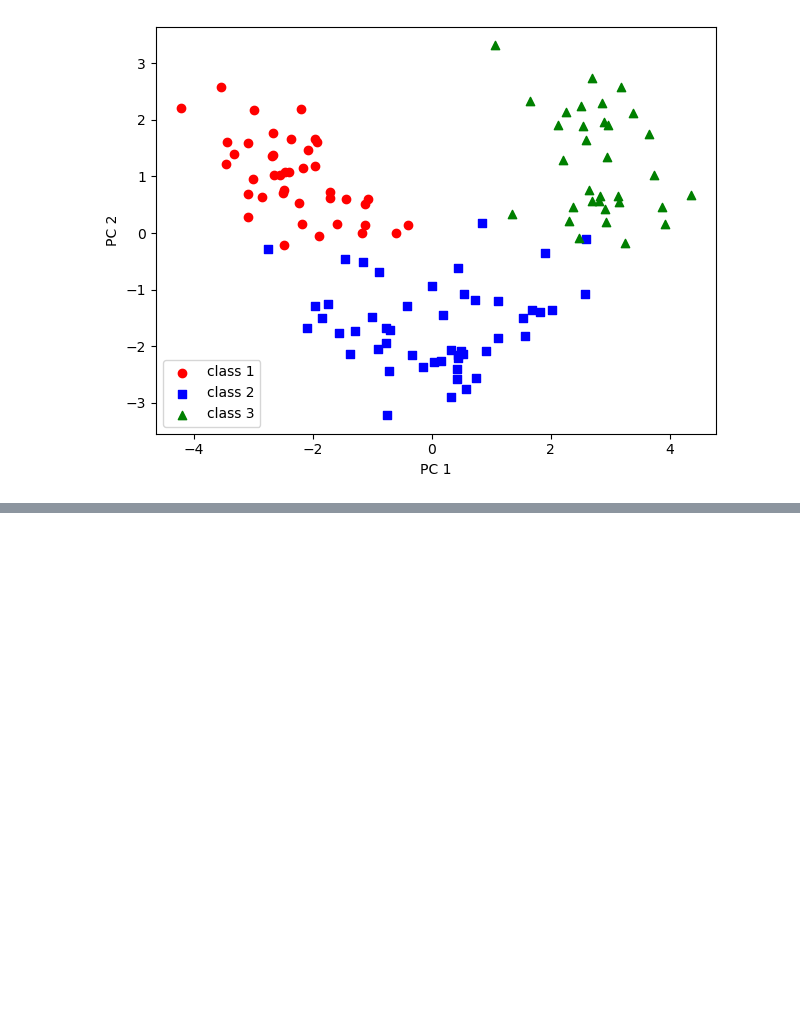
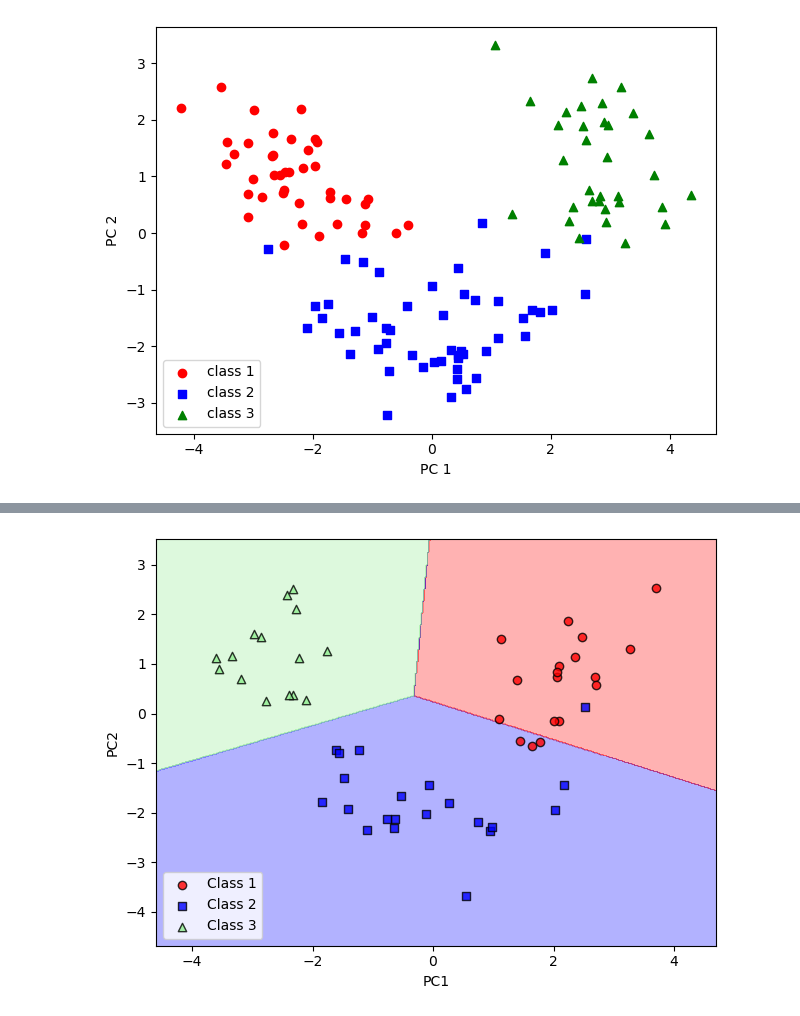
Before and after one commit to GeordieJones/ML_Learning, a Jupyter notebook: compressing_data.ipynb, the cells around one changed output, grey strips where cells are left out. Cells and saved outputs as stored; diff of their text form; code cells hidden in the pictures; blank space fills up the shorter version.

```diff
--- a/compressing_data.ipynb
+++ b/compressing_data.ipynb
@@ -64,0 +116,9 @@ plt.show()
+# %%
+plot_decision_regions(X_test_pca, y_test, classifier=lr)
+plt.xlabel('PC1')
+plt.ylabel('PC2')
+plt.legend(loc= 'lower left')
+plt.tight_layout()
+plt.show()
+# %% [output]
+[figure, added]
```
Also changed, not shown: parts of 5 cells of this notebook.
